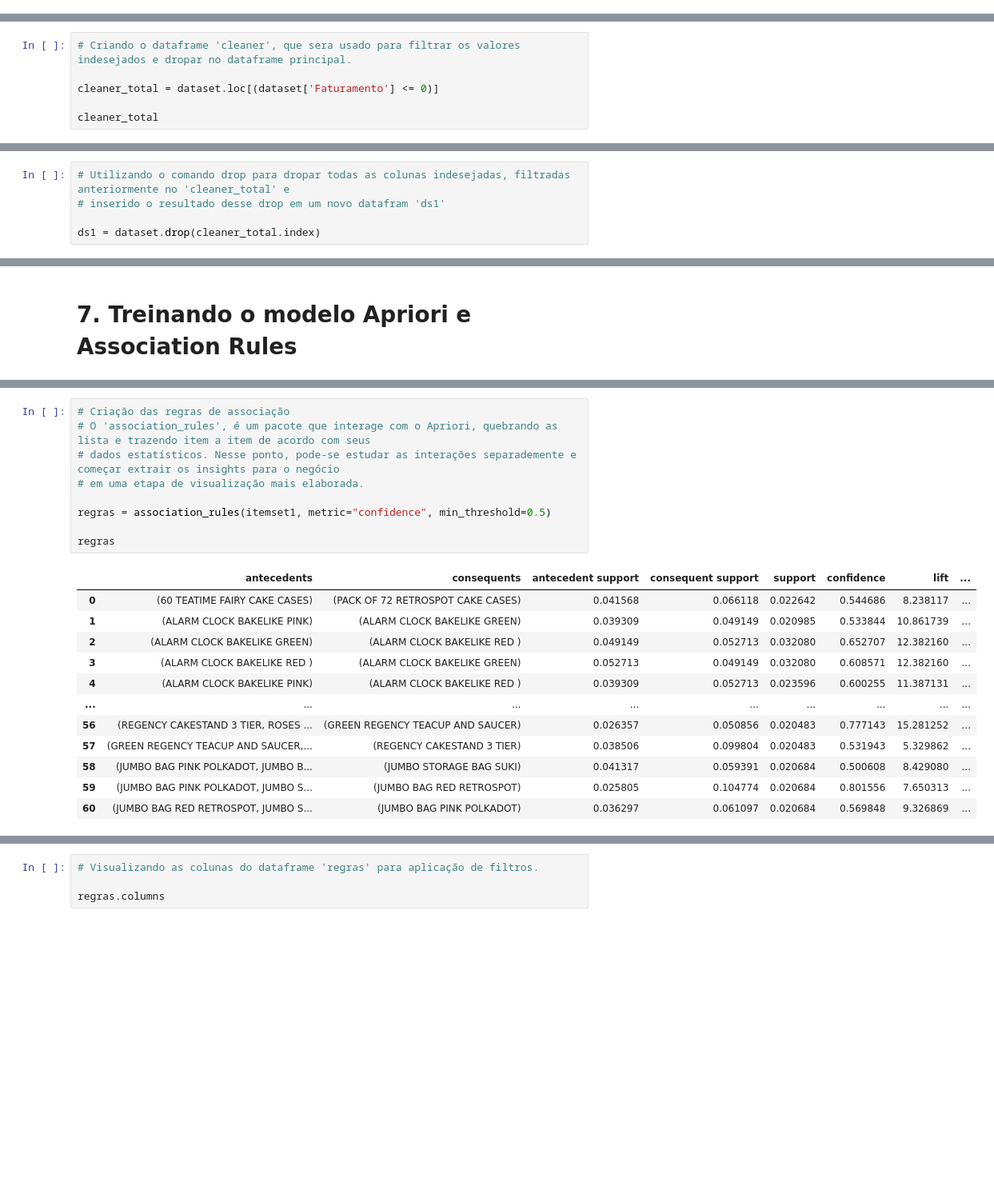
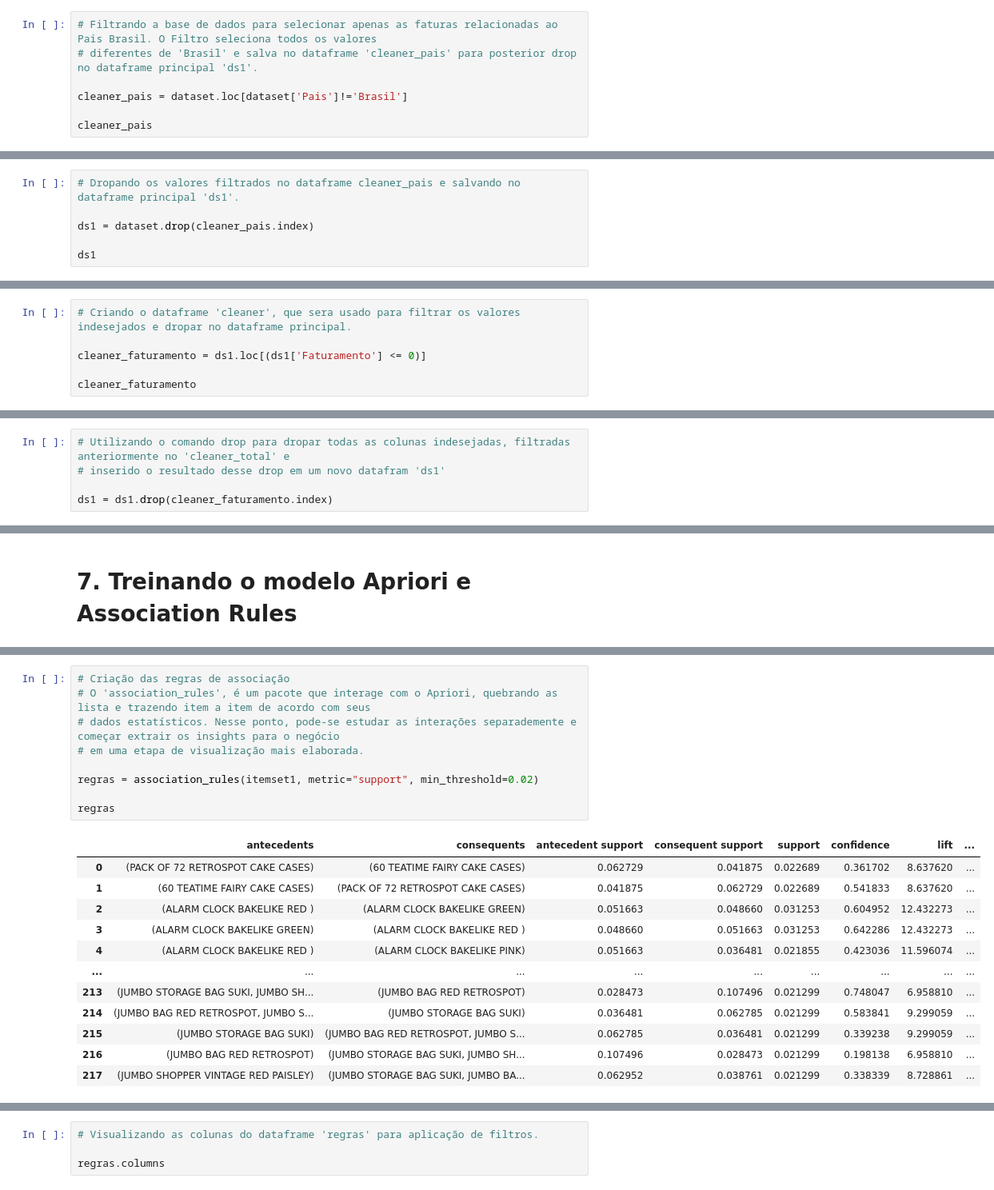
Before and after one commit to DSRodrigoA/DSRodrigoA, a Jupyter notebook: mba.ipynb, the cells around one changed output, grey strips where cells are left out. Shown at 80% size. Cells and saved outputs as stored; diff of their text form; blank space fills up the shorter version.

```diff
--- a/mba.ipynb
+++ b/mba.ipynb
@@ -270,0 +275,7 @@ dataset.describe()
+# %%
+# Filtrando a base de dados para selecionar apenas as faturas relacionadas ao Pais Brasil. O Filtro seleciona todos os valores
+# diferentes de 'Brasil' e salva no dataframe 'cleaner_pais' para posterior drop no dataframe principal 'ds1'.
+
+cleaner_pais = dataset.loc[dataset['Pais']!='Brasil']
+
+cleaner_pais
@@ -270,0 +296,6 @@ dataset.describe()
+# %%
+# Dropando os valores filtrados no dataframe cleaner_pais e salvando no dataframe principal 'ds1'.
+
+ds1 = dataset.drop(cleaner_pais.index)
+
+ds1
@@ -290,7 +360,7 @@ dataset.loc[(dataset['Faturamento'] <= 0)]
 # %%
 # Criando o dataframe 'cleaner', que sera usado para filtrar os valores indesejados e dropar no dataframe principal.
 
-cleaner_total = dataset.loc[(dataset['Faturamento'] <= 0)]
+cleaner_faturamento = ds1.loc[(ds1['Faturamento'] <= 0)]
 
-cleaner_total
+cleaner_faturamento
 # %% [output]
@@ -311,7 +381,7 @@ cleaner_total
 # Utilizando o comando drop para dropar todas as colunas indesejadas, filtradas anteriormente no 'cleaner_total' e
 # inserido o resultado desse drop em um novo datafram 'ds1'
 
-ds1 = dataset.drop(cleaner_total.index)
+ds1 = ds1.drop(cleaner_faturamento.index)
 # %%
 # Comprovação do resultado de limpeza, não retornando valores menores ou igual a 0.
 ds1.loc[(ds1['Faturamento'] <= 0)]
@@ -514,22 +601,22 @@ itemset1
 # %%
 # Criação das regras de associação
 # O 'association_rules', é um pacote que interage com o Apriori, quebrando as lista e trazendo item a item de acordo com seus
 # dados estatísticos. Nesse ponto, pode-se estudar as interações separademente e começar extrair os insights para o negócio
 # em uma etapa de visualização mais elaborada.
 
-regras = association_rules(itemset1, metric="confidence", min_threshold=0.5)
+regras = association_rules(itemset1, metric="support", min_threshold=0.02)
 
 regras
 # %% [output]
 |  | antecedents | consequents | antecedent support | consequent support | support | confidence | lift | ... |
-| 0 | (60 TEATIME FAIRY CAKE CASES) | (PACK OF 72 RETROSPOT CAKE CASES) | 0.041568 | 0.066118 | 0.022642 | 0.544686 | 8.238117 | ... |
-| 1 | (ALARM CLOCK BAKELIKE PINK) | (ALARM CLOCK BAKELIKE GREEN) | 0.039309 | 0.049149 | 0.020985 | 0.533844 | 10.861739 | ... |
-| 2 | (ALARM CLOCK BAKELIKE GREEN) | (ALARM CLOCK BAKELIKE RED ) | 0.049149 | 0.052713 | 0.032080 | 0.652707 | 12.382160 | ... |
-| 3 | (ALARM CLOCK BAKELIKE RED ) | (ALARM CLOCK BAKELIKE GREEN) | 0.052713 | 0.049149 | 0.032080 | 0.608571 | 12.382160 | ... |
-| 4 | (ALARM CLOCK BAKELIKE PINK) | (ALARM CLOCK BAKELIKE RED ) | 0.039309 | 0.052713 | 0.023596 | 0.600255 | 11.387131 | ... |
+| 0 | (PACK OF 72 RETROSPOT CAKE CASES) | (60 TEATIME FAIRY CAKE CASES) | 0.062729 | 0.041875 | 0.022689 | 0.361702 | 8.637620 | ... |
+| 1 | (60 TEATIME FAIRY CAKE CASES) | (PACK OF 72 RETROSPOT CAKE CASES) | 0.041875 | 0.062729 | 0.022689 | 0.541833 | 8.637620 | ... |
+| 2 | (ALARM CLOCK BAKELIKE RED ) | (ALARM CLOCK BAKELIKE GREEN) | 0.051663 | 0.048660 | 0.031253 | 0.604952 | 12.432273 | ... |
+| 3 | (ALARM CLOCK BAKELIKE GREEN) | (ALARM CLOCK BAKELIKE RED ) | 0.048660 | 0.051663 | 0.031253 | 0.642286 | 12.432273 | ... |
+| 4 | (ALARM CLOCK BAKELIKE RED ) | (ALARM CLOCK BAKELIKE PINK) | 0.051663 | 0.036481 | 0.021855 | 0.423036 | 11.596074 | ... |
 | ... | ... | ... | ... | ... | ... | ... | ... | ... |
-| 56 | (REGENCY CAKESTAND 3 TIER, ROSES ... | (GREEN REGENCY TEACUP AND SAUCER) | 0.026357 | 0.050856 | 0.020483 | 0.777143 | 15.281252 | ... |
-| 57 | (GREEN REGENCY TEACUP AND SAUCER,... | (REGENCY CAKESTAND 3 TIER) | 0.038506 | 0.099804 | 0.020483 | 0.531943 | 5.329862 | ... |
-| 58 | (JUMBO BAG PINK POLKADOT, JUMBO B... | (JUMBO STORAGE BAG SUKI) | 0.041317 | 0.059391 | 0.020684 | 0.500608 | 8.429080 | ... |
-| 59 | (JUMBO BAG PINK POLKADOT, JUMBO S... | (JUMBO BAG RED RETROSPOT) | 0.025805 | 0.104774 | 0.020684 | 0.801556 | 7.650313 | ... |
-| 60 | (JUMBO BAG RED RETROSPOT, JUMBO S... | (JUMBO BAG PINK POLKADOT) | 0.036297 | 0.061097 | 0.020684 | 0.569848 | 9.326869 | ... |
+| 213 | (JUMBO STORAGE BAG SUKI, JUMBO SH... | (JUMBO BAG RED RETROSPOT) | 0.028473 | 0.107496 | 0.021299 | 0.748047 | 6.958810 | ... |
+| 214 | (JUMBO BAG RED RETROSPOT, JUMBO S... | (JUMBO STORAGE BAG SUKI) | 0.036481 | 0.062785 | 0.021299 | 0.583841 | 9.299059 | ... |
+| 215 | (JUMBO STORAGE BAG SUKI) | (JUMBO BAG RED RETROSPOT, JUMBO S... | 0.062785 | 0.036481 | 0.021299 | 0.339238 | 9.299059 | ... |
+| 216 | (JUMBO BAG RED RETROSPOT) | (JUMBO STORAGE BAG SUKI, JUMBO SH... | 0.107496 | 0.028473 | 0.021299 | 0.198138 | 6.958810 | ... |
+| 217 | (JUMBO SHOPPER VINTAGE RED PAISLEY) | (JUMBO STORAGE BAG SUKI, JUMBO BA... | 0.062952 | 0.038761 | 0.021299 | 0.338339 | 8.728861 | ... |
```
Also changed, not shown: parts of 29 cells of this notebook.
